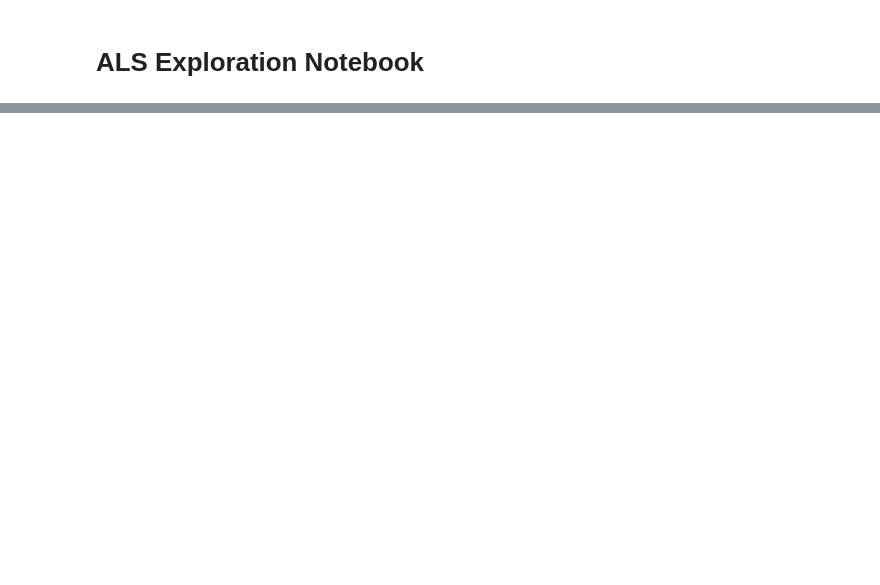
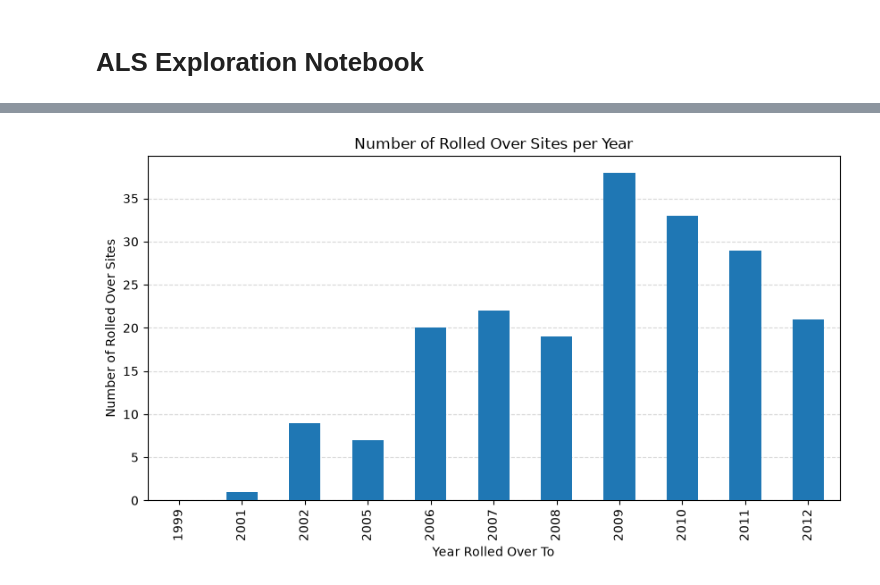
Before and after one commit to ChowchowWorks/HKRE, a Jupyter notebook: ALS/notebooks/als_explo.ipynb, the cells around one changed output, grey strips where cells are left out. Saved outputs shown, nothing was run; the diff lists cells and outputs as text; code cells hidden in the pictures; blank space fills up the shorter version.

```diff
--- a/ALS/notebooks/als_explo.ipynb
+++ b/ALS/notebooks/als_explo.ipynb
@@ -73,0 +48,6 @@ data.to_csv("../data/ALS_Concat_Cleaned.csv", index = True)
+# %%
+als = data.drop(columns=['Plot Ratio', 'Deposit (HK$ M)']).copy()
+als['Estimated Earliest Site Available Date'] = als['Estimated Earliest Site Available Date'].replace("Now", np.nan)
+als['Estimated Earliest Site Available Date'] = als.groupby("Lot Number")['Estimated Earliest Site Available Date'].transform("first")
+als['Estimated Earliest Site Available Date'] = pd.to_datetime(als['Estimated Earliest Site Available Date'], format= "mixed").dt.strftime("%b-%Y")
+als.head()
@@ -73,0 +61,7 @@ data.to_csv("../data/ALS_Concat_Cleaned.csv", index = True)
+# %%
+residential = {'Residential R1': 'Residential',
+               'Residential R2': 'Residential',
+               'Residential R3': 'Residential',
+               'Residential R4': 'Residential'}
+
+als['User'] = als['User'].replace(residential)
@@ -73,0 +239,12 @@ data.to_csv("../data/ALS_Concat_Cleaned.csv", index = True)
+# %%
+fig, ax = plt.subplots(figsize = (10,5))
+als2['Year_from'] = als2['Year_from'].dt.strftime("%Y")
+als2.plot(kind = "bar", x= "Year_from", y= "Rolled over", zorder = 3, legend=False, ax = ax)
+
+plt.title("Number of Rolled Over Sites per Year")
+plt.xlabel("Year Rolled Over To")
+plt.ylabel("Number of Rolled Over Sites")
+plt.grid(axis = "y", linestyle = "--", alpha = 0.5, zorder = 1)
+plt.show()
+# %% [output]
+[figure, added]
```
Also changed, not shown: parts of 31 cells of this notebook.
